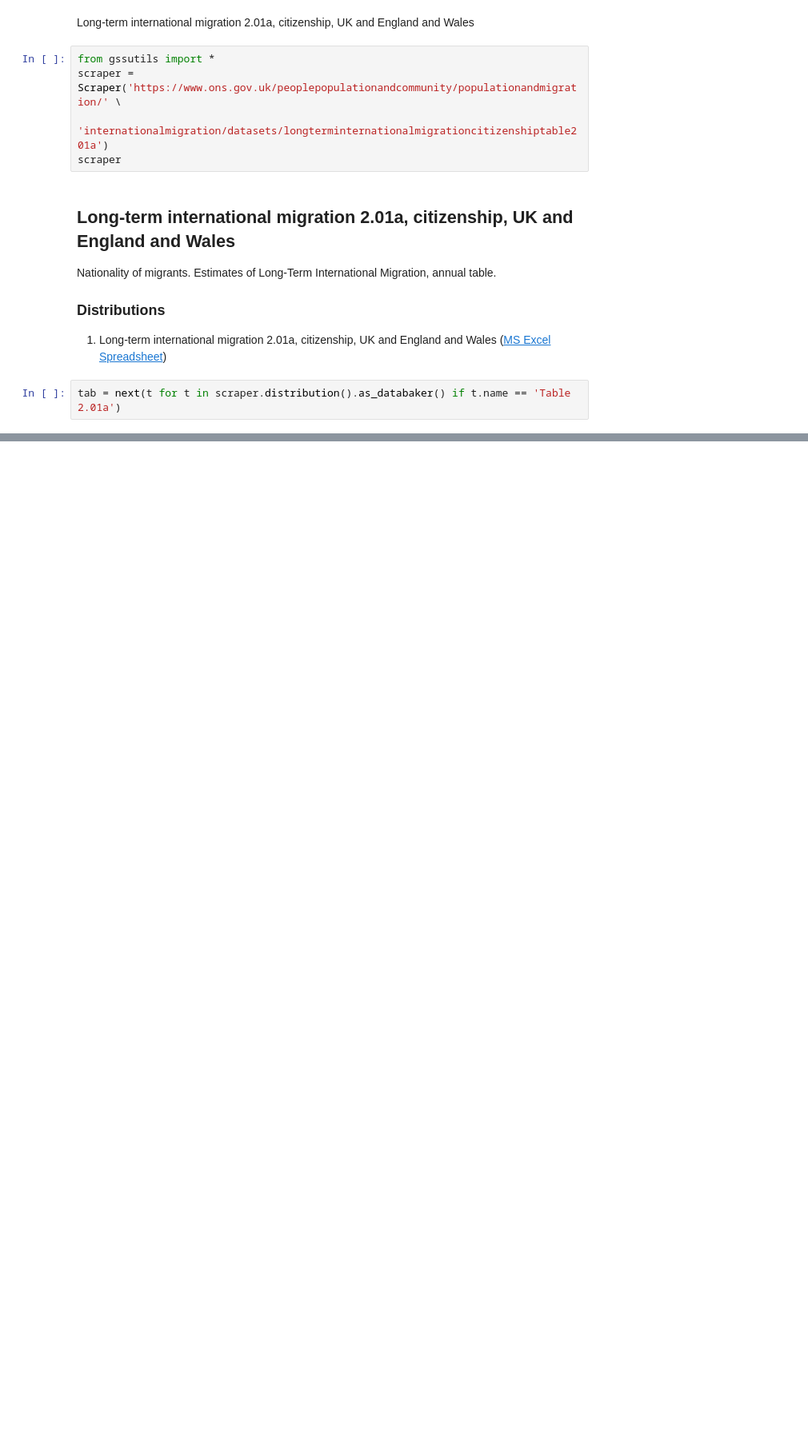
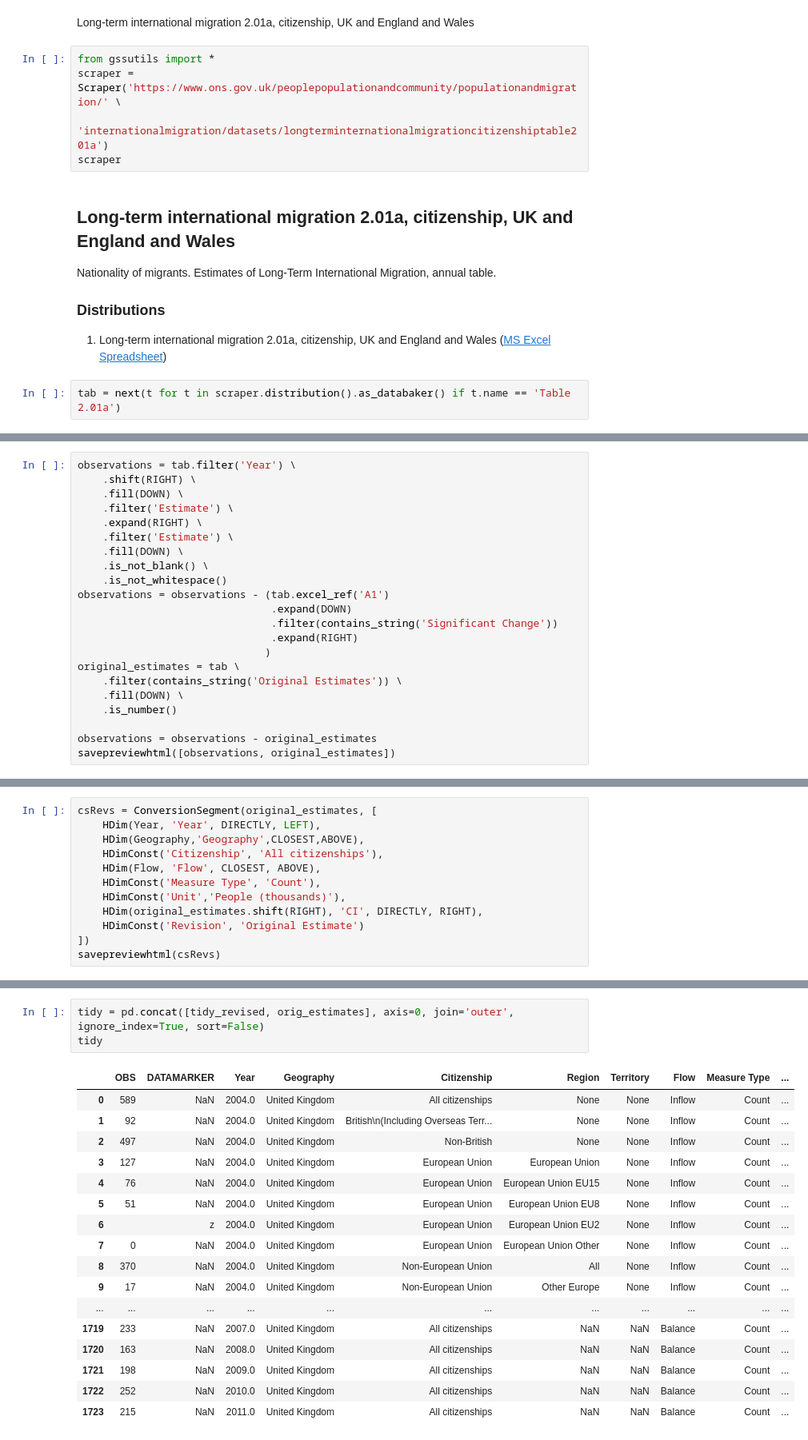
Before and after one commit to GSS-Cogs/ONS-LTIM-citizenship, a Jupyter notebook: Long-term international migration 2.01a tidydata.ipynb, the cells around one changed output, grey strips where cells are left out. Shown at 80% size. Drawn from its saved outputs; the diff is of its cells as text; blank space fills up the shorter version.

```diff
--- a/Long-term international migration 2.01a tidydata.ipynb
+++ b/Long-term international migration 2.01a tidydata.ipynb
@@ -470,0 +20,22 @@ with open(destinationFolder / 'dataset.trig', 'wb') as metadata:
+# %%
+observations = tab.filter('Year') \
+    .shift(RIGHT) \
+    .fill(DOWN) \
+    .filter('Estimate') \
+    .expand(RIGHT) \
+    .filter('Estimate') \
+    .fill(DOWN) \
+    .is_not_blank() \
+    .is_not_whitespace()
+observations = observations - (tab.excel_ref('A1')
+                               .expand(DOWN)
+                               .filter(contains_string('Significant Change'))
+                               .expand(RIGHT)
+                              )
+original_estimates = tab \
+    .filter(contains_string('Original Estimates')) \
+    .fill(DOWN) \
+    .is_number()
+
+observations = observations - original_estimates
+savepreviewhtml([observations, original_estimates])
@@ -470,0 +134,12 @@ with open(destinationFolder / 'dataset.trig', 'wb') as metadata:
+# %%
+csRevs = ConversionSegment(original_estimates, [
+    HDim(Year, 'Year', DIRECTLY, LEFT),
+    HDim(Geography,'Geography',CLOSEST,ABOVE),
+    HDimConst('Citizenship', 'All citizenships'),
+    HDim(Flow, 'Flow', CLOSEST, ABOVE),
+    HDimConst('Measure Type', 'Count'),
+    HDimConst('Unit','People (thousands)'),
+    HDim(original_estimates.shift(RIGHT), 'CI', DIRECTLY, RIGHT),
+    HDimConst('Revision', 'Original Estimate')
+])
+savepreviewhtml(csRevs)
@@ -470,0 +178,21 @@ with open(destinationFolder / 'dataset.trig', 'wb') as metadata:
+# %%
+tidy = pd.concat([tidy_revised, orig_estimates], axis=0, join='outer', ignore_index=True, sort=False)
+tidy
+# %% [output]
+|  | OBS | DATAMARKER | Year | Geography | Citizenship | Region | Territory | Flow | Measure Type | ... |
+| 0 | 589 | NaN | 2004.0 | United Kingdom | All citizenships | None | None | Inflow | Count | ... |
+| 1 | 92 | NaN | 2004.0 | United Kingdom | British\n(Including Overseas Terr... | None | None | Inflow | Count | ... |
+| 2 | 497 | NaN | 2004.0 | United Kingdom | Non-British | None | None | Inflow | Count | ... |
+| 3 | 127 | NaN | 2004.0 | United Kingdom | European Union | European Union | None | Inflow | Count | ... |
+| 4 | 76 | NaN | 2004.0 | United Kingdom | European Union | European Union EU15 | None | Inflow | Count | ... |
+| 5 | 51 | NaN | 2004.0 | United Kingdom | European Union | European Union EU8 | None | Inflow | Count | ... |
+| 6 |  | z | 2004.0 | United Kingdom | European Union | European Union EU2 | None | Inflow | Count | ... |
+| 7 | 0 | NaN | 2004.0 | United Kingdom | European Union | European Union Other | None | Inflow | Count | ... |
+| 8 | 370 | NaN | 2004.0 | United Kingdom | Non-European Union | All | None | Inflow | Count | ... |
+| 9 | 17 | NaN | 2004.0 | United Kingdom | Non-European Union | Other Europe | None | Inflow | Count | ... |
+| ... | ... | ... | ... | ... | ... | ... | ... | ... | ... | ... |
+| 1719 | 233 | NaN | 2007.0 | United Kingdom | All citizenships | NaN | NaN | Balance | Count | ... |
+| 1720 | 163 | NaN | 2008.0 | United Kingdom | All citizenships | NaN | NaN | Balance | Count | ... |
+| 1721 | 198 | NaN | 2009.0 | United Kingdom | All citizenships | NaN | NaN | Balance | Count | ... |
+| 1722 | 252 | NaN | 2010.0 | United Kingdom | All citizenships | NaN | NaN | Balance | Count | ... |
+| 1723 | 215 | NaN | 2011.0 | United Kingdom | All citizenships | NaN | NaN | Balance | Count | ... |
```
Also changed, not shown: parts of 95 cells of this notebook.
